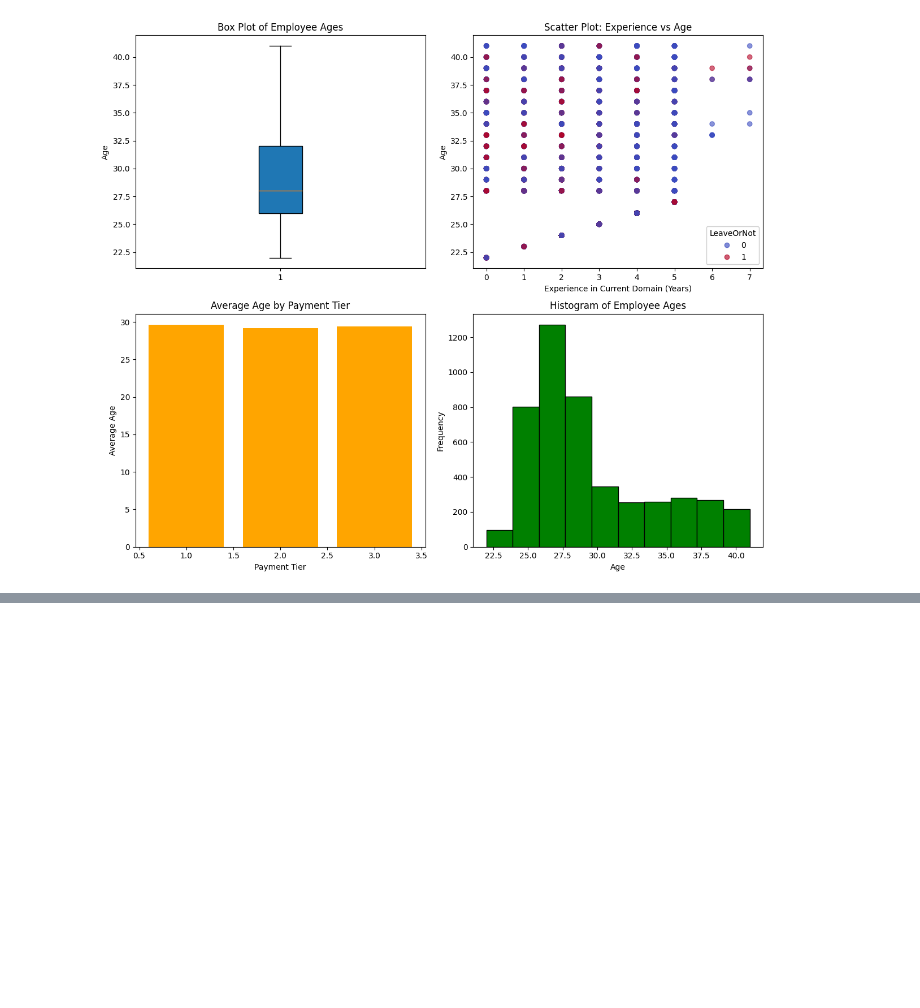
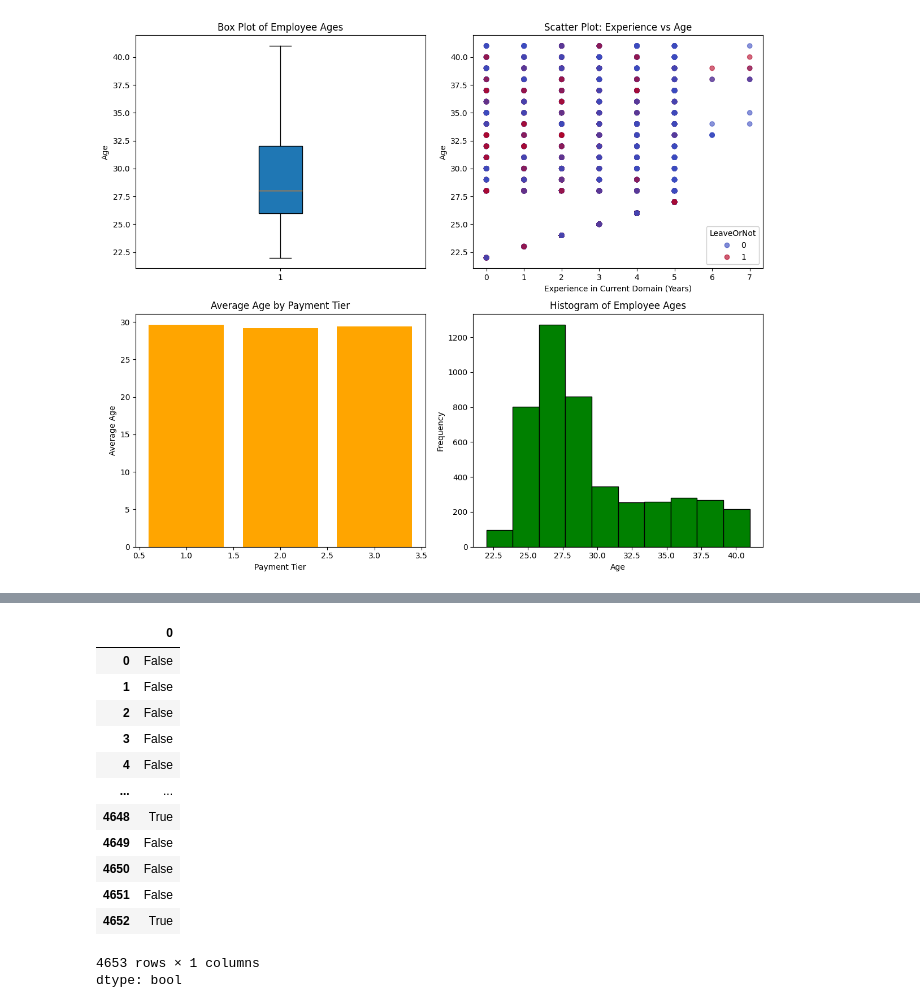
Before and after one commit to prateek14062005/Jack, a Jupyter notebook: AI_prateek_.ipynb, the cells around one changed output, grey strips where cells are left out. Cells and saved outputs as stored; diff of their text form; code cells hidden in the pictures; blank space fills up the shorter version.

```diff
--- a/AI_prateek_.ipynb
+++ b/AI_prateek_.ipynb
@@ -2438,0 +2506,17 @@ plt.show()
+# %%
+df.duplicated()
+# %% [output]
+|  | 0 |
+| 0 | False |
+| 1 | False |
+| 2 | False |
+| 3 | False |
+| 4 | False |
+| ... | ... |
+| 4648 | True |
+| 4649 | False |
+| 4650 | False |
+| 4651 | False |
+| 4652 | True |
+4653 rows × 1 columns
+dtype: bool
```
Also changed, not shown: parts of 4 cells of this notebook.
